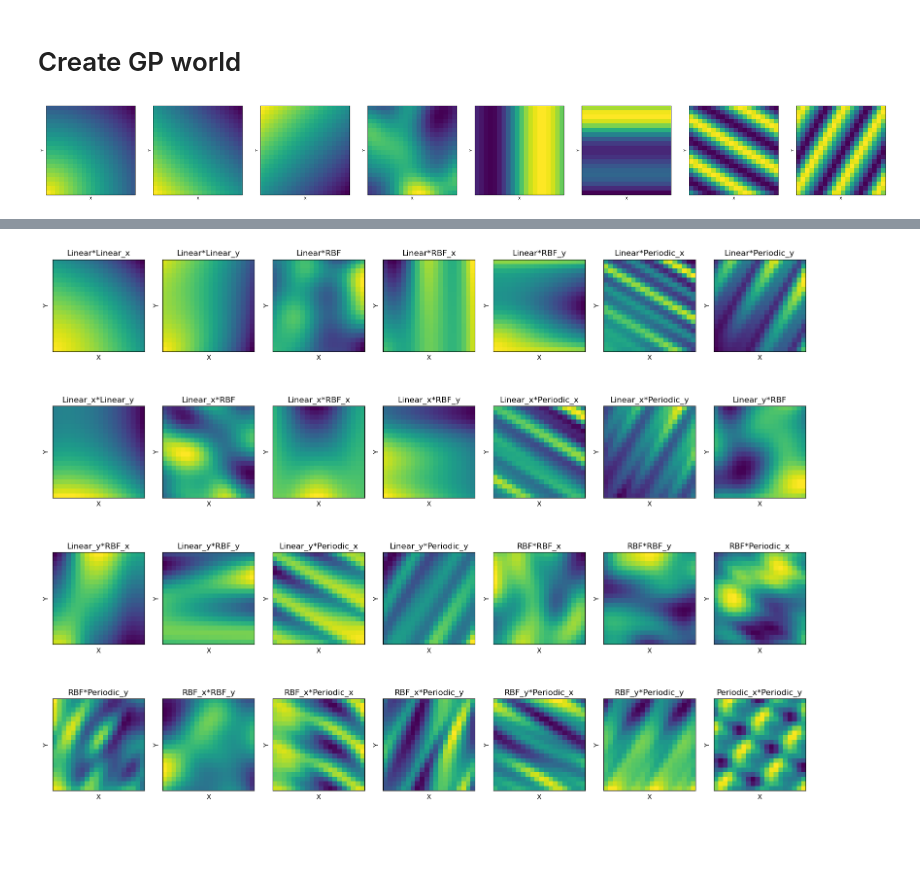
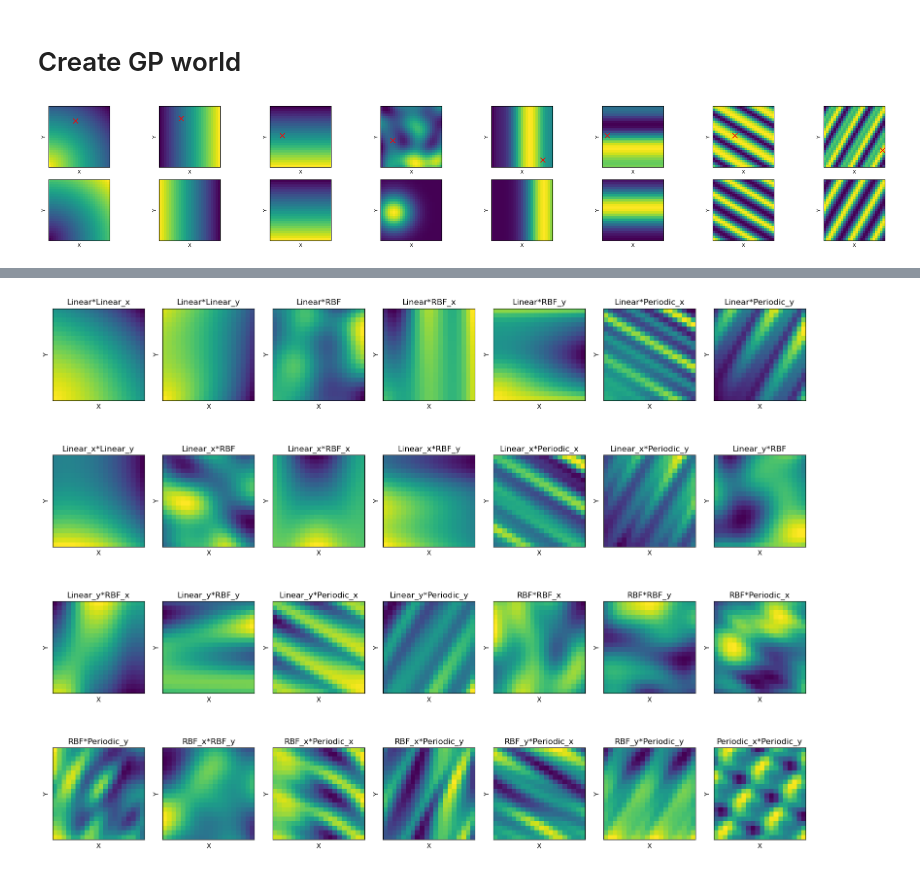
Before and after one commit to tgham/context_exploration, a Jupyter notebook: GP_worlds.ipynb, the cells around one changed output, grey strips where cells are left out. Drawn from its saved outputs; the diff is of its cells as text; code cells hidden in the pictures; blank space fills up the shorter version.

Commit message:
first stab at posterior inf

```diff
--- a/GP_worlds.ipynb
+++ b/GP_worlds.ipynb
@@ -169,6 +169,16 @@ class GP_world():
         samples = (samples - np.min(samples))/np.max(samples)-np.min(samples)
         return samples
 
+    ## posterior prediction
+    def post_pred(self, K, inpt_idx, obs_idx, obs_rewards, sigma = 0.01):
+        K_inpts = K[inpt_idx][obs_idx].T #i.e. the covariance of the points you're trying to predict (in this case, all of them), and the points you've observed
+        K_obs = K[obs_idx,obs_idx] #i.e. the covariance of the points you've observed
+        inv_K = np.linalg.inv(K_obs + sigma* np.eye(len(K_obs)))
+        post_mean = K_inpts@inv_K@obs_rewards
+        post_cov = K[inpt_idx, inpt_idx] - K_inpts@inv_K@K_obs.T
+        return post_mean.reshape(self.N,self.N) #this will need to be the shape of the inpts
+
+
     ## visualise the samples
     def plot_r(self, sampled_rewards, ax, title=None):
         ax.imshow(sampled_rewards, extent=(0, self.N, 0, self.N), origin='lower')
@@ -184,32 +194,47 @@ class GP_world():
 # %%
 ## initialise the GP
 GP_params = {
     'c': 0,
     'scale': 1,
-    'theta': np.pi/4,
+    'theta': 0,
+    # 'theta': np.pi/4,
     'sigma_f': 1,
     'length_scale': 5,
     'period': 8,
     'periodic_length_scale': 2,
     'periodic_theta': np.pi/3,
 }
-GP = GP_world(20, GP_params)
+N = 25
+GP = GP_world(N, GP_params)
 
 ## define base kernels of interest
 # koi = ['linear', 'linear_1D', 'rbf', 'rbf_1D','periodic', ['rbf', 'periodic','+']]
 #        , ['linear', 'rbf', 'linear', 'rbf']]
 koi = [GP.K_lin, GP.K_lin_x, GP.K_lin_y, GP.K_rbf,
        GP.K_rbf_x, GP.K_rbf_y,
        GP.K_periodic_x, GP.K_periodic_y]
 kernel_names = ['Linear', 'Linear_x', 'Linear_y', 'RBF',
                 'RBF_x', 'RBF_y',
                 'Periodic_x', 'Periodic_y']
 n_koi = len(koi)
-fig, axs = plt.subplots(1, n_koi, figsize=(5*n_koi, 5))
+fig, axs = plt.subplots(2, n_koi, figsize=(4*n_koi, 5))
 
 ## loop through kernel types and sample the GP under each kernel
 for ki, k in enumerate(koi):
     samples = GP.sample(k)
-    GP.plot_r(samples, axs[ki])
+    GP.plot_r(samples, axs[0,ki])
+
+    ## select 5 reward obs to present to the agent
+    n_obs = 1
+    obs_idx = np.random.randint(0,N**2, size=n_obs)
+    obs_coords = GP.locations[obs_idx]
+    axs[0,ki].scatter(obs_coords[:,0], obs_coords[:,1], c='r', s=100, marker='x')
+    obs_rewards = samples[obs_coords[:,0], obs_coords[:,1]]
+
+    ## use GP regression to predict posterior distribution of rewards, given these obs
+    inpt_idx = np.arange(N**2)
+    post_mean = GP.post_pred(k, inpt_idx, obs_idx, obs_rewards)
+    # sns.heatmap(post_mean, ax = axs[1,ki])
+    GP.plot_r(post_mean, axs[1,ki])
 # %% [output]
-[figure, old version]
+[figure, new version]
```
Also changed, not shown: parts of 2 cells of this notebook.
